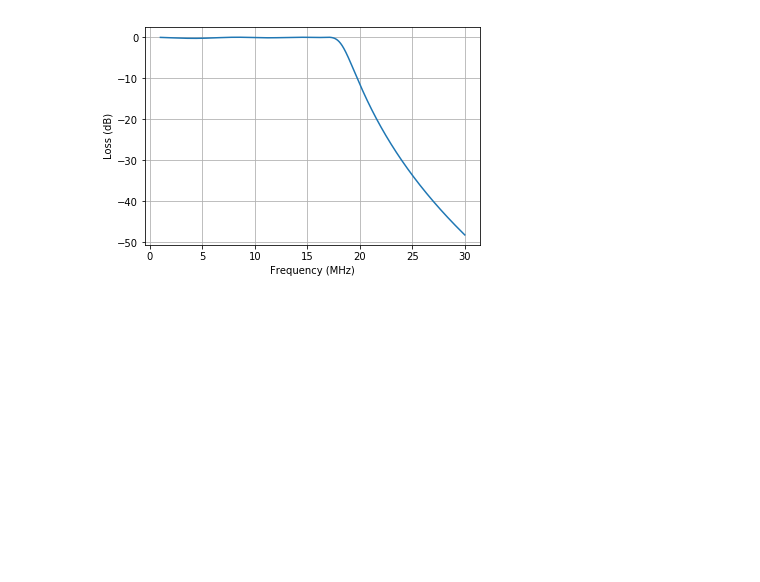
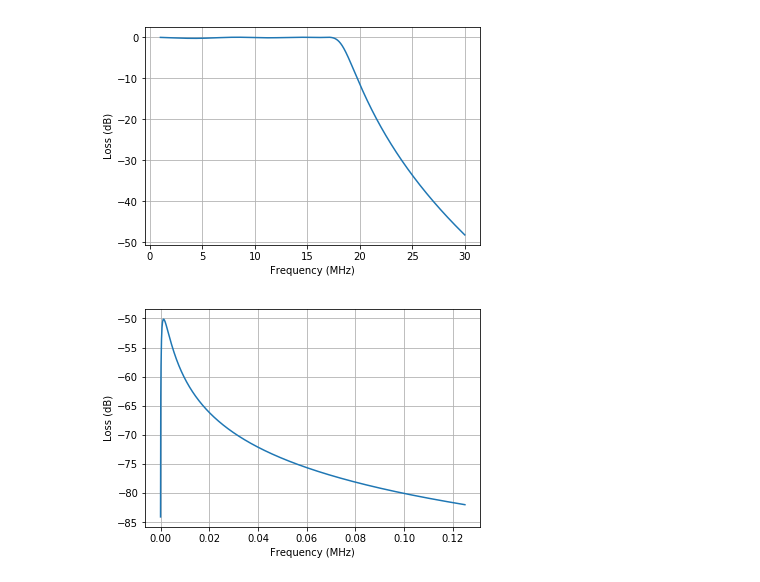
Before and after one commit to ttdoucet/impedance, a Jupyter notebook: impedance.ipynb, the cells around one changed output. Drawn from its saved outputs; the diff is of its cells as text; code cells hidden in the pictures; blank space fills up the shorter version.

Commit message:
Robert's filter.

```diff
--- a/impedance.ipynb
+++ b/impedance.ipynb
@@ -307,3 +307,17 @@ LPF_8_16_HI = Pi_3_Section(C28, L13, C29, L14, C30, L15, C31, load=R50)
 fplot(LPF_8_16_HI, source=Res(50), load=R50)
 # %% [output]
 [figure]
+# %%
+# Robert's filter.
+
+R1 = Res(200_000)
+R2 = Res(1000)
+Rload = Res(5000)
+C1 = Cap(80 * nF)
+C2 = Cap(40 * nF)
+
+ac7ke = Series(R1, Parallel(C1, R2, Series(C2, Rload)))
+# %%
+fplot(ac7ke, source=Res(0), load=Rload, f_start=10, f_end = 125_000, f_step=100)
+# %% [output]
+[figure, added]
```
Also changed, not shown: parts of 2 cells of this notebook.
